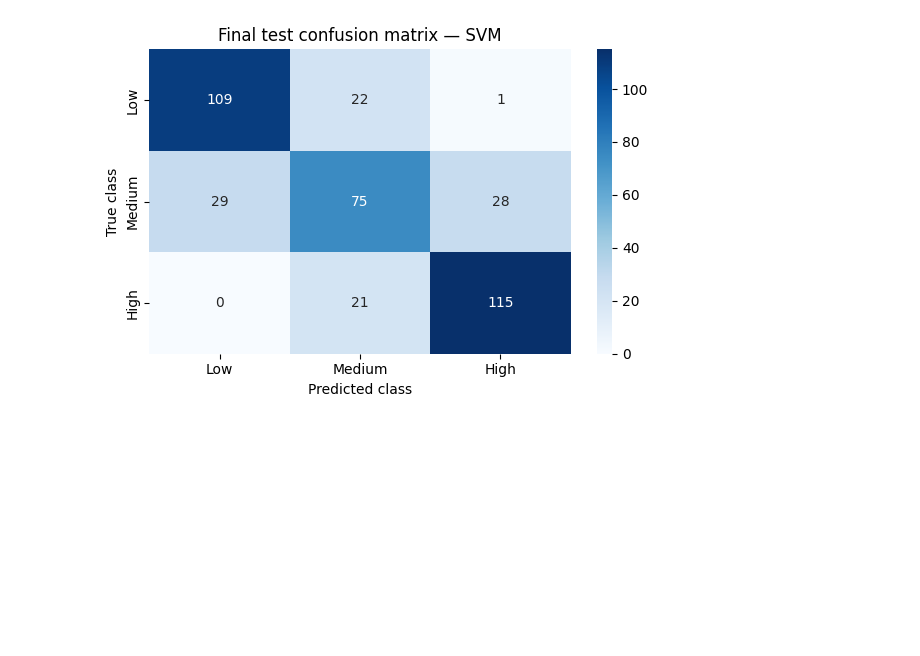
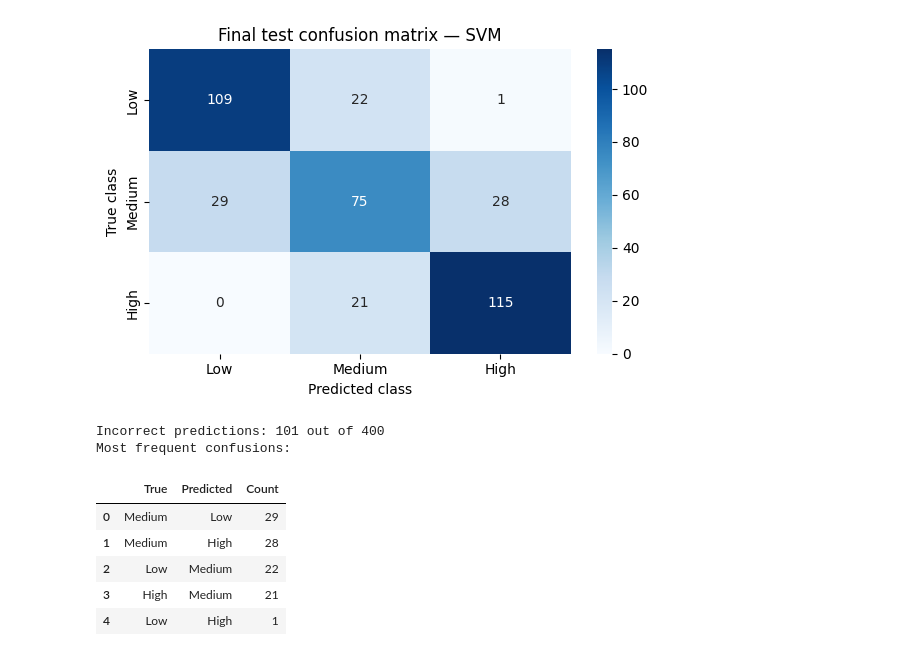
Before and after one commit to zakaryahari/student-mental-health-risk-prediction, a Jupyter notebook: notebooks/04_Optimization_Evaluation_Student_Mental_Health.ipynb, the cells around one changed output. Cells and saved outputs as stored; diff of their text form; code cells hidden in the pictures; blank space fills up the shorter version.

Commit message:
feat: Add error analysis for model predictions with confusion details

```diff
--- a/notebooks/04_Optimization_Evaluation_Student_Mental_Health.ipynb
+++ b/notebooks/04_Optimization_Evaluation_Student_Mental_Health.ipynb
@@ -237,3 +237,24 @@ plt.tight_layout()
 plt.show()
 # %% [output]
 [figure]
+# %%
+errors = pd.DataFrame({
+    "True": y_test.map({0: "Low", 1: "Medium", 2: "High"}),
+    "Predicted": pd.Series(y_pred, index=y_test.index).map(
+        {0: "Low", 1: "Medium", 2: "High"}
+    )
+})
+
+errors = errors[errors["True"] != errors["Predicted"]]
+print("Incorrect predictions:", len(errors), "out of", len(y_test))
+print("Most frequent confusions:")
+display(errors.value_counts().rename("Count").reset_index())
+# %% [output]
+Incorrect predictions: 101 out of 400
+Most frequent confusions:
+|  | True | Predicted | Count |
+| 0 | Medium | Low | 29 |
+| 1 | Medium | High | 28 |
+| 2 | Low | Medium | 22 |
+| 3 | High | Medium | 21 |
+| 4 | Low | High | 1 |
```
